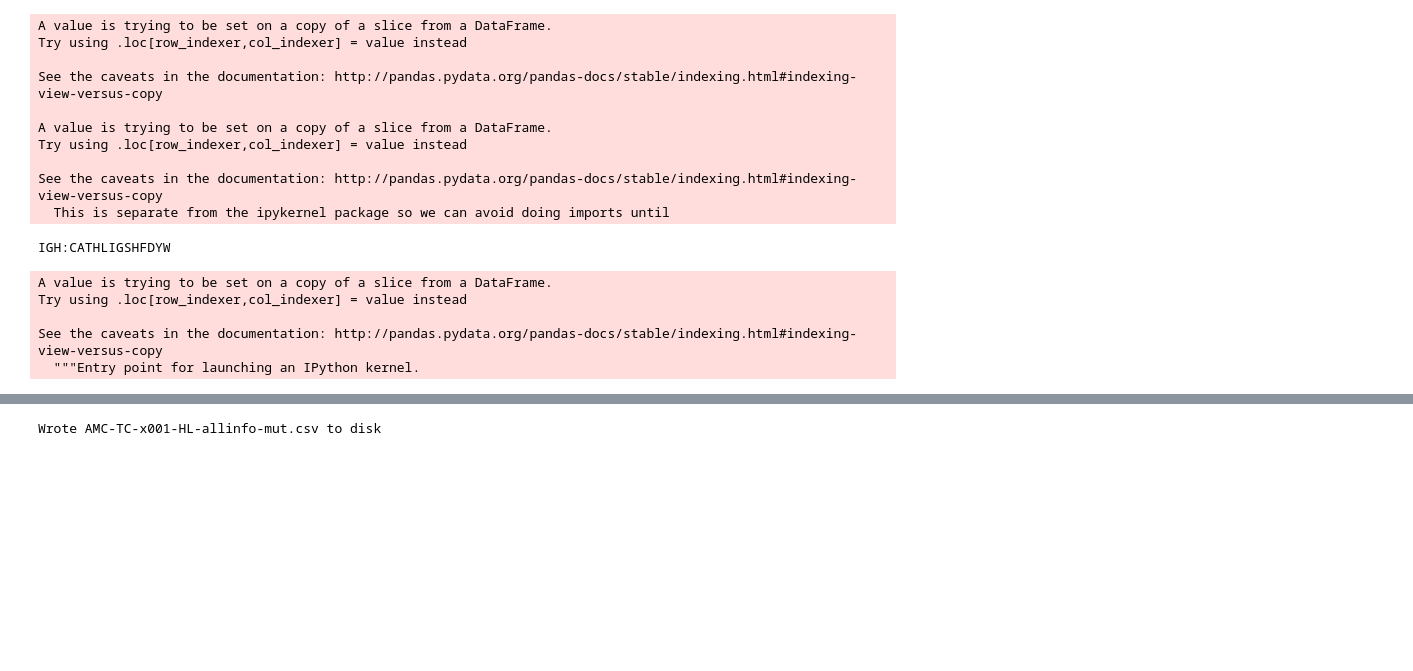
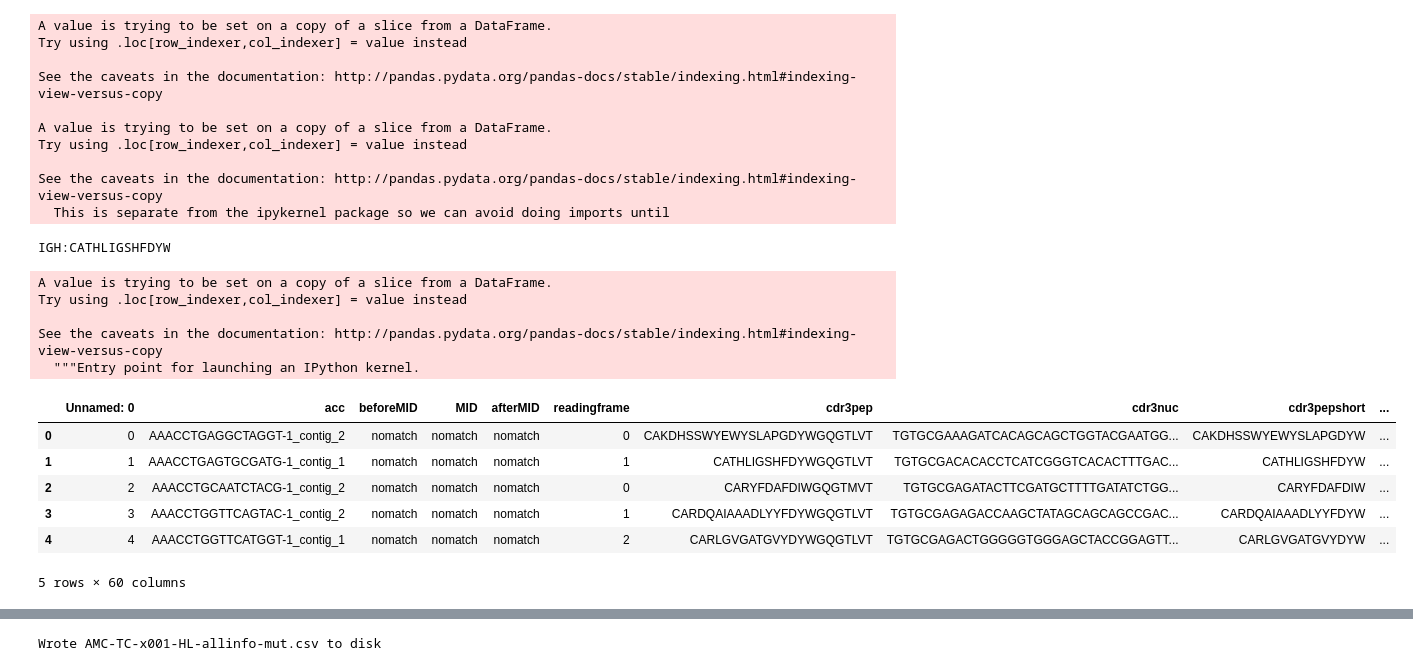
Before and after one commit to EDS-Bioinformatics-Laboratory/reseda, a Jupyter notebook: NOTEBOOKS/MergeHeavyLight.ipynb, the cells around one changed output, grey strips where cells are left out. Drawn from its saved outputs; the diff is of its cells as text; code cells hidden in the pictures; blank space fills up the shorter version.

```diff
--- a/NOTEBOOKS/MergeHeavyLight.ipynb
+++ b/NOTEBOOKS/MergeHeavyLight.ipynb
@@ -99,12 +92,19 @@ print(combine_chaininfo_cdr3("IGH_HUMAN", "CATHLIGSHFDYW"))
 IGH:CATHLIGSHFDYW
 # %%
 df_heavy["chain_cdr3"] = [x for x in map(combine_chaininfo_cdr3, df_heavy["CellType"], df_heavy["cdr3pep_short"])]
-#df_heavy.head()
+df_heavy.head()
 # %% [output]
 A value is trying to be set on a copy of a slice from a DataFrame.
 Try using .loc[row_indexer,col_indexer] = value instead
 
 See the caveats in the documentation: http://pandas.pydata.org/pandas-docs/stable/indexing.html#indexing-view-versus-copy
   """Entry point for launching an IPython kernel.
+|  | Unnamed: 0 | acc | beforeMID | MID | afterMID | readingframe | cdr3pep | cdr3nuc | cdr3pepshort | ... |
+| 0 | 0 | AAACCTGAGGCTAGGT-1_contig_2 | nomatch | nomatch | nomatch | 0 | CAKDHSSWYEWYSLAPGDYWGQGTLVT | TGTGCGAAAGATCACAGCAGCTGGTACGAATGG... | CAKDHSSWYEWYSLAPGDYW | ... |
+| 1 | 1 | AAACCTGAGTGCGATG-1_contig_1 | nomatch | nomatch | nomatch | 1 | CATHLIGSHFDYWGQGTLVT | TGTGCGACACACCTCATCGGGTCACACTTTGAC... | CATHLIGSHFDYW | ... |
+| 2 | 2 | AAACCTGCAATCTACG-1_contig_2 | nomatch | nomatch | nomatch | 0 | CARYFDAFDIWGQGTMVT | TGTGCGAGATACTTCGATGCTTTTGATATCTGG... | CARYFDAFDIW | ... |
+| 3 | 3 | AAACCTGGTTCAGTAC-1_contig_2 | nomatch | nomatch | nomatch | 1 | CARDQAIAAADLYYFDYWGQGTLVT | TGTGCGAGAGACCAAGCTATAGCAGCAGCCGAC... | CARDQAIAAADLYYFDYW | ... |
+| 4 | 4 | AAACCTGGTTCATGGT-1_contig_1 | nomatch | nomatch | nomatch | 2 | CARLGVGATGVYDYWGQGTLVT | TGTGCGAGACTGGGGGTGGGAGCTACCGGAGTT... | CARLGVGATGVYDYW | ... |
+5 rows × 60 columns
 # %%
 df_light["chain_cdr3"] = [x for x in map(combine_chaininfo_cdr3, df_light["CellType"], df_light["cdr3pep_short"])]
```
Also changed, not shown: parts of 9 cells of this notebook.
